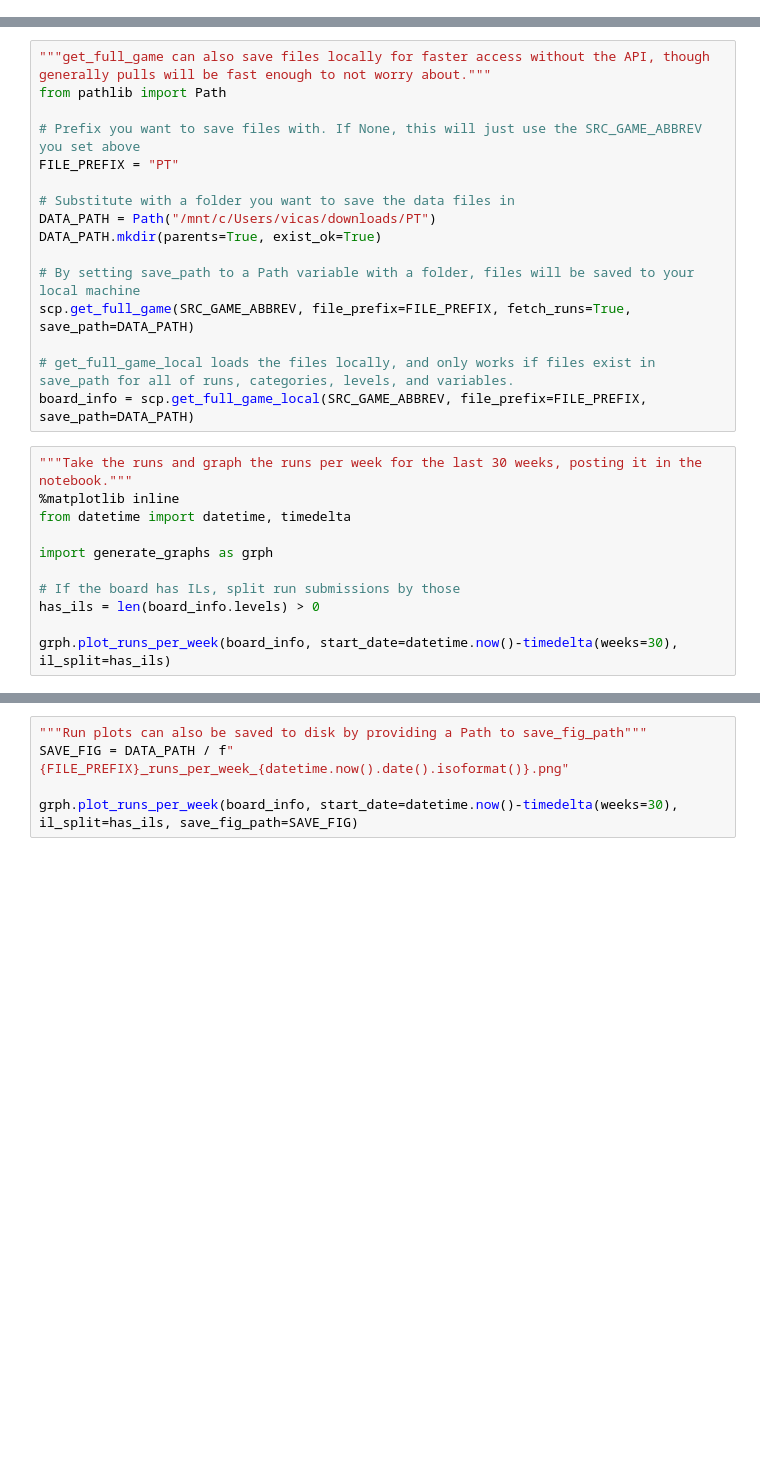
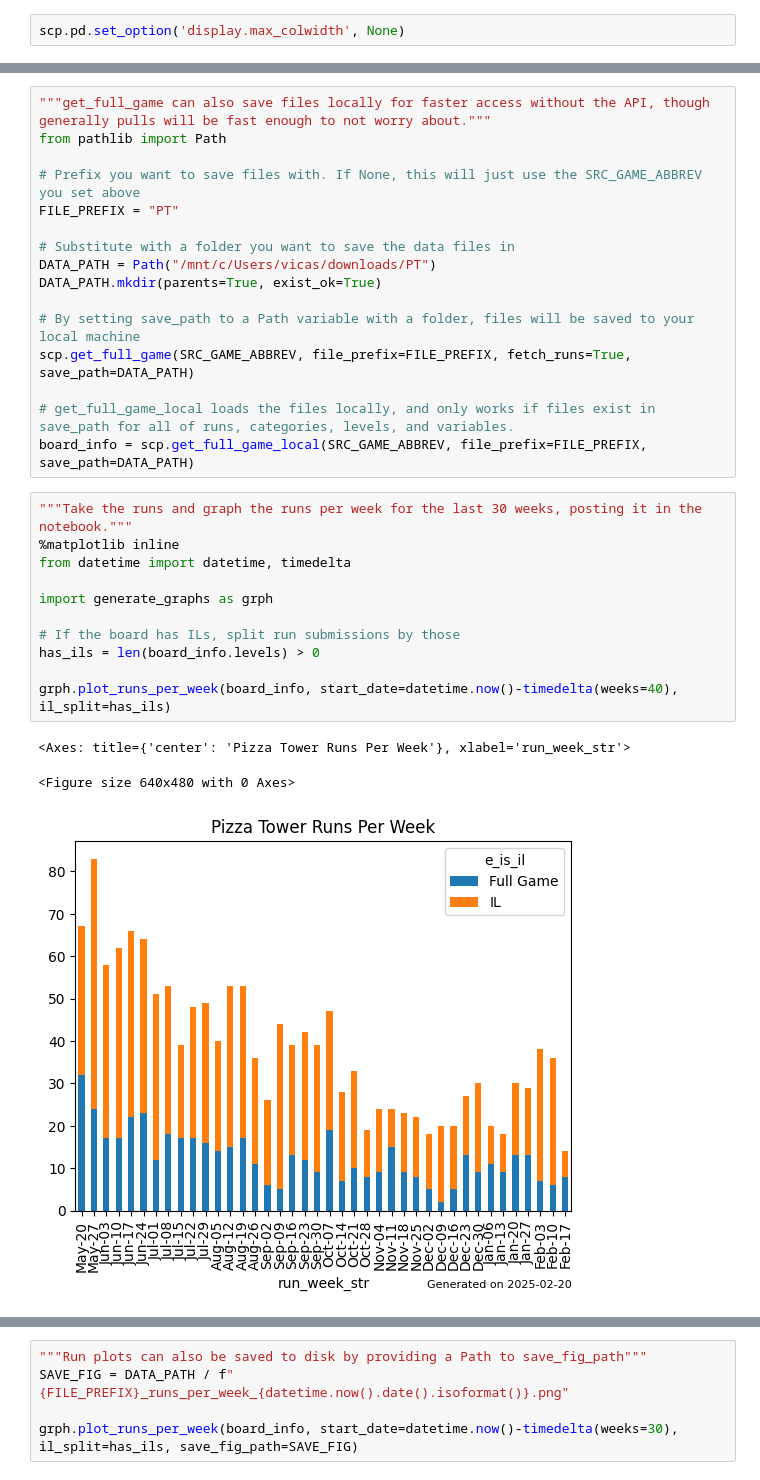
Before and after one commit to Vicas/src-stats, a Jupyter notebook: sample_notebook.ipynb, the cells around one changed output, grey strips where cells are left out. Saved outputs shown, nothing was run; the diff lists cells and outputs as text; blank space fills up the shorter version.

```diff
--- a/sample_notebook.ipynb
+++ b/sample_notebook.ipynb
@@ -15,0 +76,2 @@ board_info.categories
+# %%
+scp.pd.set_option('display.max_colwidth', None)
@@ -32,11 +127,15 @@ board_info = scp.get_full_game_local(SRC_GAME_ABBREV, file_prefix=FILE_PREFIX, s
 # %%
 """Take the runs and graph the runs per week for the last 30 weeks, posting it in the notebook."""
 %matplotlib inline
 from datetime import datetime, timedelta
 
 import generate_graphs as grph
 
 # If the board has ILs, split run submissions by those
 has_ils = len(board_info.levels) > 0
 
-grph.plot_runs_per_week(board_info, start_date=datetime.now()-timedelta(weeks=30), il_split=has_ils)
+grph.plot_runs_per_week(board_info, start_date=datetime.now()-timedelta(weeks=40), il_split=has_ils)
+# %% [output]
+<Axes: title={'center': 'Pizza Tower Runs Per Week'}, xlabel='run_week_str'>
+<Figure size 640x480 with 0 Axes>
+[figure, added]
```
Also changed, not shown: parts of 33 cells of this notebook, 5 other files.
